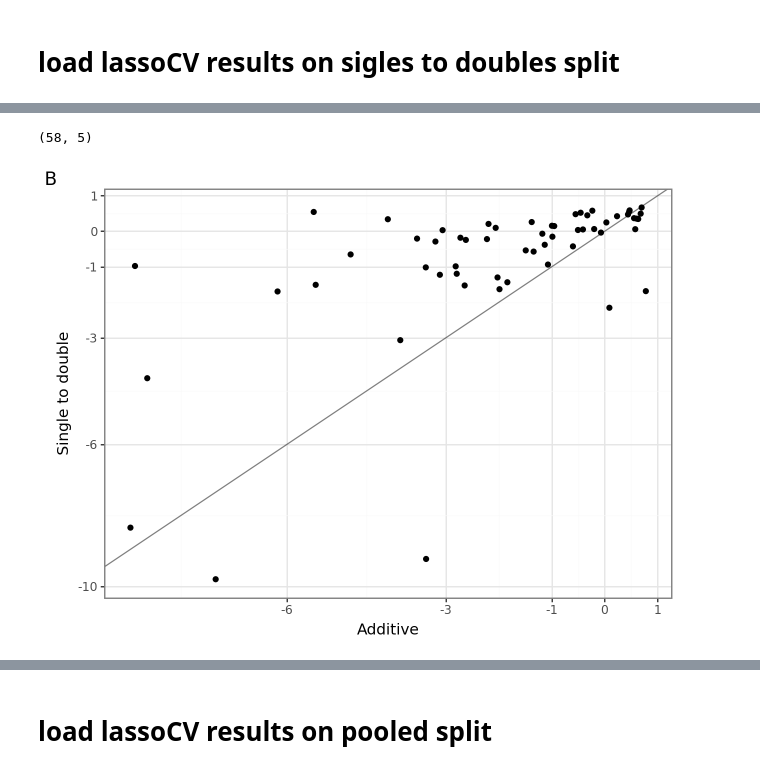
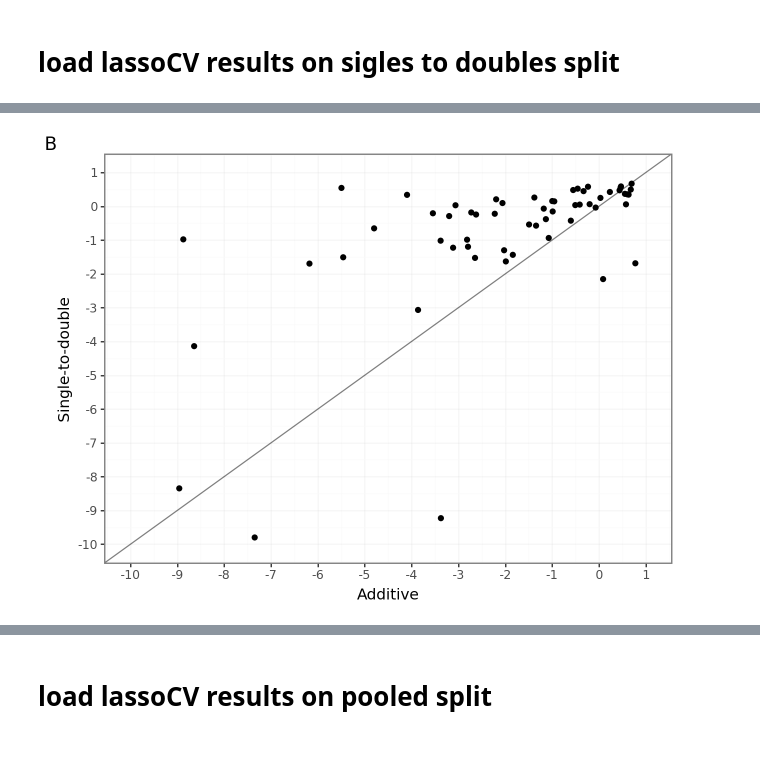
Before and after one commit to ziul-bio/DMS-SiteEffect-PLM, a Jupyter notebook: notebooks/data_preprocessing_doubles.ipynb, the cells around one changed output, grey strips where cells are left out. Cells and saved outputs as stored; diff of their text form; code cells hidden in the pictures.

```diff
--- a/notebooks/data_preprocessing_doubles.ipynb
+++ b/notebooks/data_preprocessing_doubles.ipynb
@@ -195,18 +237,3 @@ class PositionAwareAdditiveModel:
         results = pd.DataFrame.from_dict(res_dict, orient='index').T.reset_index(drop=True)
 
         return eval_df, results
-# %%
-df = pd.read_csv('../data/ProteinGym_metadata/doubles/AMFR_HUMAN_Tsuboyama_2023_4G3O.csv')
-
-# 1. Initialize the model
-model = PositionAwareAdditiveModel(mutation_col='ID', score_col='target')
-
-# 2. Automatically split your mixed dataset into singles and doubles
-train_singles, test_doubles = model.data_split(df)
-
-# 3. Generate predictions on the test set
-y_pred = model.predict(test_doubles)
-
-# 4. Evaluate the performance metrics
-val_df, res_df = model.evaluate(test_doubles, y_pred)
-res_df
@@ -216,7 +240,7 @@ res_df
 # %%
 base_dir = '../data/ProteinGym_metadata/doubles/'
 
-cols = ['Dataset', 'R2_score_test']
+cols = ['Dataset', 'R2_score_test', 'rho_score_test']
 
 model = PositionAwareAdditiveModel(mutation_col='ID', score_col='target')
 
@@ -232,5 +256,6 @@ for file in os.listdir(base_dir):
 
 res1 = res1[cols]
 res1['Model'] = 'Additive'
+res1.rename(columns={'R2_score_test':'R2', 'rho_score_test':'Rho'}, inplace=True)
 res1.head()
 # %% [output]
@@ -253,6 +278,9 @@ for file in os.listdir(base_dir):
     res2 = pd.concat([res2, res_df]).reset_index(drop=True)
 
 res2 = res2[cols]
-res2['Model'] = 'Single to double'
+res2['Split'] = 'Single-to-double'
+res2['Model'] = 'ESM-2 650M'
+res2.rename(columns={'R2_score_test':'R2', 'rho_score_test':'Rho'}, inplace=True)
+
 res2.head()
 # %% [output]
@@ -265,4 +293,4 @@ res2.head()
 # %%
-res12 = res1.merge(res2, on='Dataset')
+res12 = res1.merge(res2, on='Dataset', suffixes=('_Additive', '_esm2_650m'))
 res12.head()
 # %% [output]
@@ -275,24 +303,24 @@ res12.head()
-# %%
-res12.shape
-# %% [output]
-(58, 5)
 # %%
+brs = [1, 0, -1, -2, -3, -4, -5, -6, -7, -8, -9, -10]
+lbs = ['1', '0', '1', '', '', '4', '', '', '7', '', '', '10']
+
 p2 = (
-    pln.ggplot(res12, pln.aes(x='R2_score_test_x', y='R2_score_test_y'))
+    pln.ggplot(res12, pln.aes(x='R2_Additive', y='R2_esm2_650m'))
     + pln.geom_point()
     + pln.geom_abline(alpha=0.5)
     + pln.labs(
         x= 'Additive',
-        y= 'Single to double',
+        y= 'Single-to-double',
         tag='B'
     )
+    + pln.theme_bw()
     + pln.theme(
         legend_position='top',
-        figure_size=(4,4*0.67))
-    + pln.scale_y_continuous(breaks=[1, 0, -1, -3, -6, -10])
-    + pln.scale_x_continuous(breaks=[1, 0, -1, -3, -6, -10])
-    + pln.theme_bw()
+        panel_grid_major=pln.element_line(color='black', alpha=0.03)
+        )
+    + pln.scale_y_continuous(breaks=brs, limits=(1, -10))
+    + pln.scale_x_continuous(breaks=brs, limits=(1, -10))
 )
 p2
 # %% [output]
-[figure, old version]
+[figure, new version]
```
Also changed, not shown: parts of 27 cells of this notebook, 1 other file.
